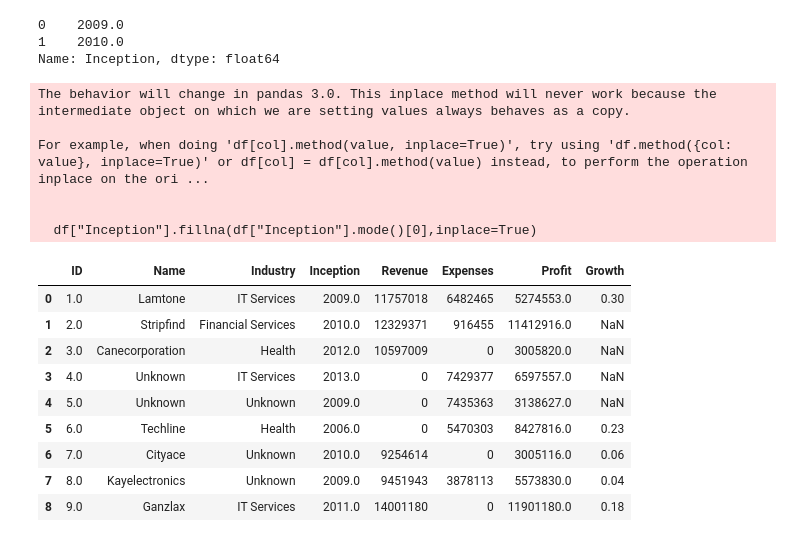
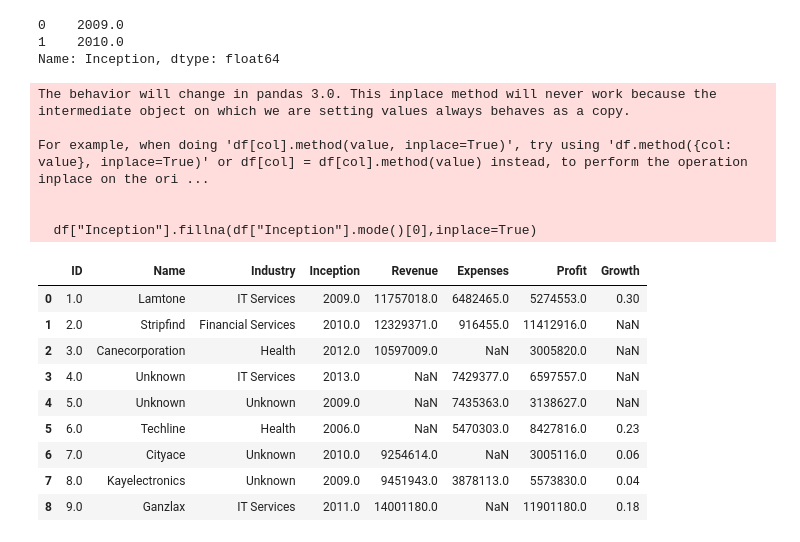
Before and after one commit to Akashyadav-codes/Data_Analyst_Jupyter, a Jupyter notebook: panda.ipynb, the cells around one changed output. Saved outputs shown, nothing was run; the diff lists cells and outputs as text; code cells hidden in the pictures.

```diff
--- a/panda.ipynb
+++ b/panda.ipynb
@@ -1606,23 +1612,23 @@ df["Inception"].mode()
 1    2010.0
 Name: Inception, dtype: float64
 # %%
-df["Inception"].fillna(df["Inception"].mode()[0])
+df["Inception"].fillna(df["Inception"].mode()[0],inplace=True)
 df
 # %% [output]
 The behavior will change in pandas 3.0. This inplace method will never work because the intermediate object on which we are setting values always behaves as a copy.
 
 For example, when doing 'df[col].method(value, inplace=True)', try using 'df.method({col: value}, inplace=True)' or df[col] = df[col].method(value) instead, to perform the operation inplace on the ori ...
 
 
   df["Inception"].fillna(df["Inception"].mode()[0],inplace=True)
 |  | ID | Name | Industry | Inception | Revenue | Expenses | Profit | Growth |
-| 0 | 1.0 | Lamtone | IT Services | 2009.0 | 11757018 | 6482465 | 5274553.0 | 0.30 |
-| 1 | 2.0 | Stripfind | Financial Services | 2010.0 | 12329371 | 916455 | 11412916.0 | NaN |
-| 2 | 3.0 | Canecorporation | Health | 2012.0 | 10597009 | 0 | 3005820.0 | NaN |
-| 3 | 4.0 | Unknown | IT Services | 2013.0 | 0 | 7429377 | 6597557.0 | NaN |
-| 4 | 5.0 | Unknown | Unknown | 2009.0 | 0 | 7435363 | 3138627.0 | NaN |
-| 5 | 6.0 | Techline | Health | 2006.0 | 0 | 5470303 | 8427816.0 | 0.23 |
-| 6 | 7.0 | Cityace | Unknown | 2010.0 | 9254614 | 0 | 3005116.0 | 0.06 |
-| 7 | 8.0 | Kayelectronics | Unknown | 2009.0 | 9451943 | 3878113 | 5573830.0 | 0.04 |
-| 8 | 9.0 | Ganzlax | IT Services | 2011.0 | 14001180 | 0 | 11901180.0 | 0.18 |
+| 0 | 1.0 | Lamtone | IT Services | 2009.0 | 11757018.0 | 6482465.0 | 5274553.0 | 0.30 |
+| 1 | 2.0 | Stripfind | Financial Services | 2010.0 | 12329371.0 | 916455.0 | 11412916.0 | NaN |
+| 2 | 3.0 | Canecorporation | Health | 2012.0 | 10597009.0 | NaN | 3005820.0 | NaN |
+| 3 | 4.0 | Unknown | IT Services | 2013.0 | NaN | 7429377.0 | 6597557.0 | NaN |
+| 4 | 5.0 | Unknown | Unknown | 2009.0 | NaN | 7435363.0 | 3138627.0 | NaN |
+| 5 | 6.0 | Techline | Health | 2006.0 | NaN | 5470303.0 | 8427816.0 | 0.23 |
+| 6 | 7.0 | Cityace | Unknown | 2010.0 | 9254614.0 | NaN | 3005116.0 | 0.06 |
+| 7 | 8.0 | Kayelectronics | Unknown | 2009.0 | 9451943.0 | 3878113.0 | 5573830.0 | 0.04 |
+| 8 | 9.0 | Ganzlax | IT Services | 2011.0 | 14001180.0 | NaN | 11901180.0 | 0.18 |
 # %%
```
Also changed, not shown: parts of 9 cells of this notebook.
